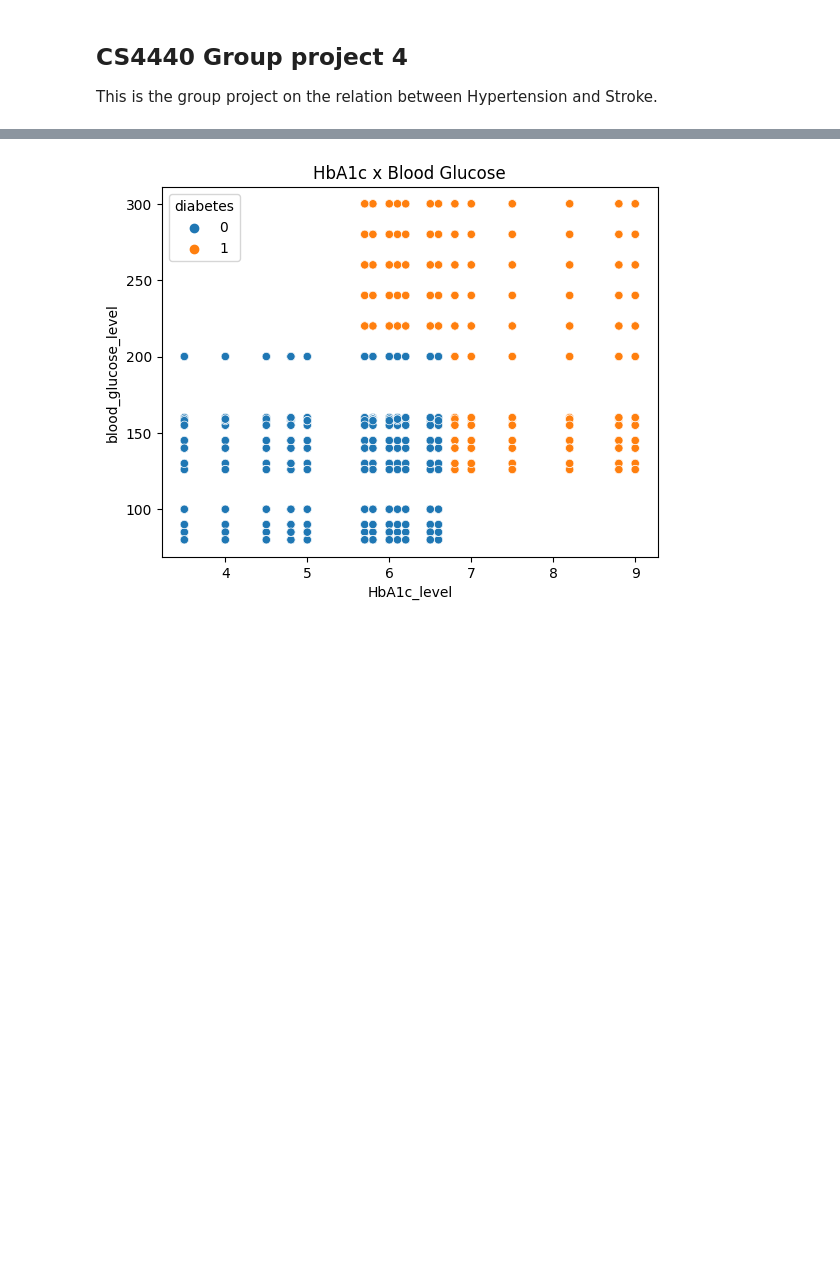
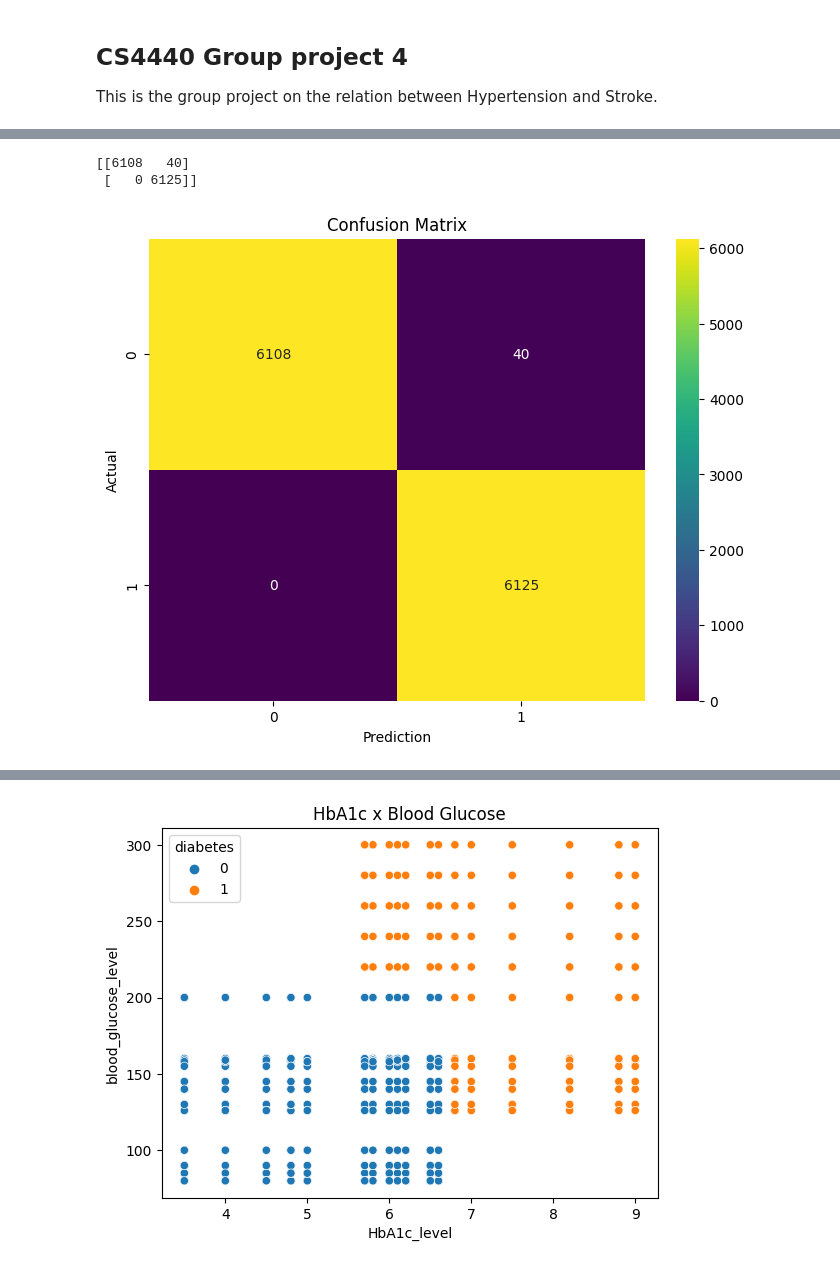
Before and after one commit to Gary-ChenJL/4440_proj, a Jupyter notebook: proj.ipynb, the cells around one changed output, grey strips where cells are left out. Cells and saved outputs as stored; diff of their text form; code cells hidden in the pictures; blank space fills up the shorter version.

Commit message:
Added ml and feature visualization

```diff
--- a/proj.ipynb
+++ b/proj.ipynb
@@ -30,0 +68,3 @@ combined = pd.read_csv(temp3)
+# %%
+stroke = stroke.dropna()
+hypertension = hypertension.dropna()
@@ -30,0 +121,8 @@ combined = pd.read_csv(temp3)
+# %%
+X = stroke.drop('stroke', axis = 1)
+y = stroke['stroke']
+X_train, X_test, y_train, y_test = train_test_split(X, y, test_size = 0.3, random_state = 0)
+print(X_train.shape)
+print(y_train.shape)
+print(X_test.shape)
+print(y_test.shape)
@@ -30,0 +136,4 @@ combined = pd.read_csv(temp3)
+# %%
+rf = RandomForestClassifier(random_state = 1, max_features = 'sqrt', n_jobs = 1, verbose = 1)
+%time rf.fit(X_train, y_train)
+rf.score(X_test, y_test)
@@ -30,0 +148,3 @@ combined = pd.read_csv(temp3)
+# %%
+y_pred = rf.predict(X_test)
+print(y_pred)
@@ -30,0 +155,15 @@ combined = pd.read_csv(temp3)
+# %%
+matrix = metrics.confusion_matrix(y_test, y_pred)
+print(matrix)
+
+#heatmap matrix
+plt.figure(figsize = (8,6))
+sns.heatmap(matrix, annot = True, fmt = ".0f", cmap = 'viridis')
+plt.title("Confusion Matrix")
+plt.xlabel("Prediction")
+plt.ylabel("Actual")
+plt.show()
+# %% [output]
+[[6108   40]
+ [   0 6125]]
+[figure, added]
```
Also changed, not shown: parts of 45 cells of this notebook.
